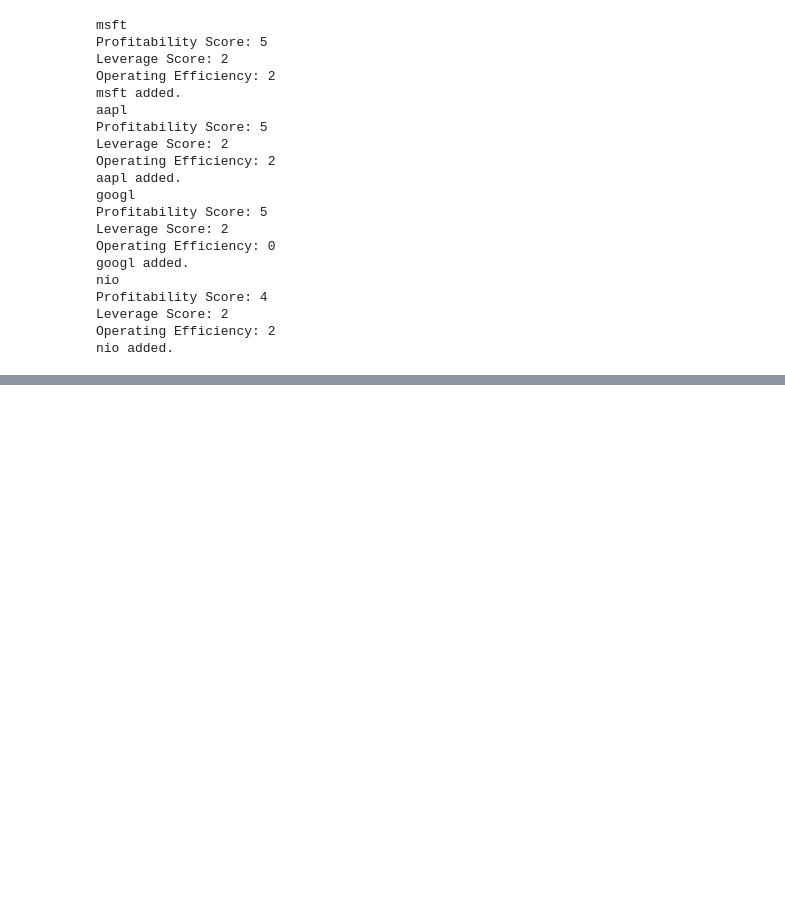
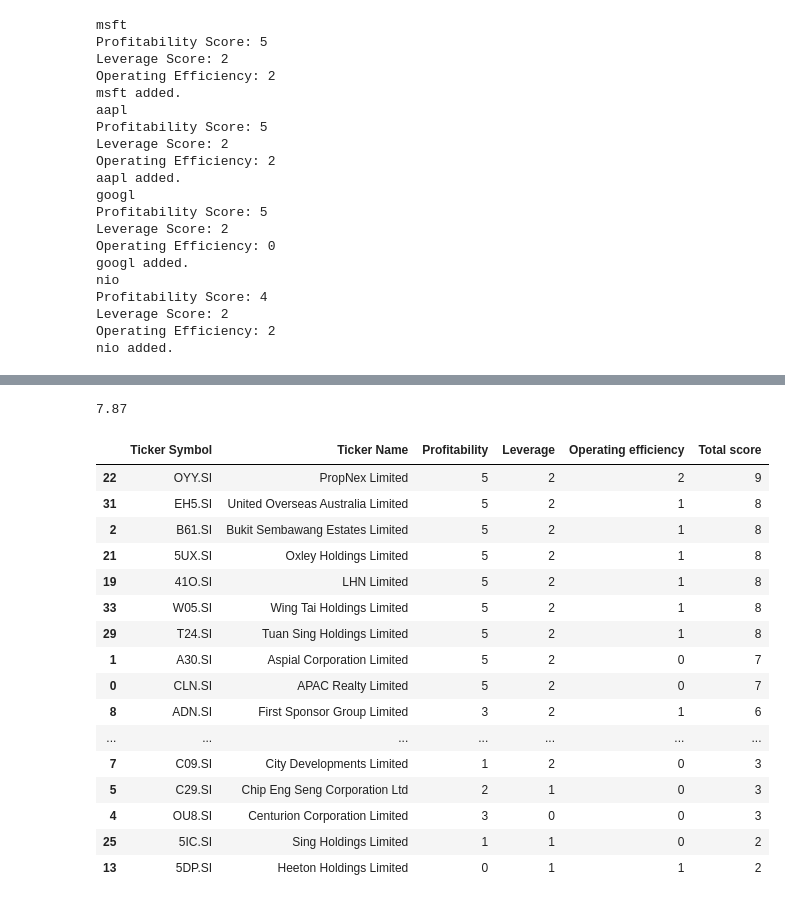
Before and after one commit to DamienLKT/Final-Year-Project, a Jupyter notebook: Piotroski-F-Score.ipynb, the cells around one changed output, grey strips where cells are left out. Drawn from its saved outputs; the diff is of its cells as text; code cells hidden in the pictures; blank space fills up the shorter version.

```diff
--- a/Piotroski-F-Score.ipynb
+++ b/Piotroski-F-Score.ipynb
@@ -263,2 +263,2 @@ summary
 # %%
-summary.sort_values(by=['Total score'], ascending=False)
+summary=summary.sort_values(by=['Total score'], ascending=False)
@@ -338 +320,26 @@ test_summary
 | 3 | nio | NIO Inc. | 0.00 | 4 | 2 | 2 | 8 |
+# %%
+pe_ratio=yf.get_quote_table('B61.SI')['PE Ratio (TTM)']
+pe_ratio
+# %% [output]
+7.87
+# %%
+summary.loc[:, summary.columns!='PE ratio']
+# %% [output]
+|  | Ticker Symbol | Ticker Name | Profitability | Leverage | Operating efficiency | Total score |
+| 22 | OYY.SI | PropNex Limited | 5 | 2 | 2 | 9 |
+| 31 | EH5.SI | United Overseas Australia Limited | 5 | 2 | 1 | 8 |
+| 2 | B61.SI | Bukit Sembawang Estates Limited | 5 | 2 | 1 | 8 |
+| 21 | 5UX.SI | Oxley Holdings Limited | 5 | 2 | 1 | 8 |
+| 19 | 41O.SI | LHN Limited | 5 | 2 | 1 | 8 |
+| 33 | W05.SI | Wing Tai Holdings Limited | 5 | 2 | 1 | 8 |
+| 29 | T24.SI | Tuan Sing Holdings Limited | 5 | 2 | 1 | 8 |
+| 1 | A30.SI | Aspial Corporation Limited | 5 | 2 | 0 | 7 |
+| 0 | CLN.SI | APAC Realty Limited | 5 | 2 | 0 | 7 |
+| 8 | ADN.SI | First Sponsor Group Limited | 3 | 2 | 1 | 6 |
+| ... | ... | ... | ... | ... | ... | ... |
+| 7 | C09.SI | City Developments Limited | 1 | 2 | 0 | 3 |
+| 5 | C29.SI | Chip Eng Seng Corporation Ltd | 2 | 1 | 0 | 3 |
+| 4 | OU8.SI | Centurion Corporation Limited | 3 | 0 | 0 | 3 |
+| 25 | 5IC.SI | Sing Holdings Limited | 1 | 1 | 0 | 2 |
+| 13 | 5DP.SI | Heeton Holdings Limited | 0 | 1 | 1 | 2 |
```
Also changed, not shown: parts of 6 cells of this notebook, 3 other files.
